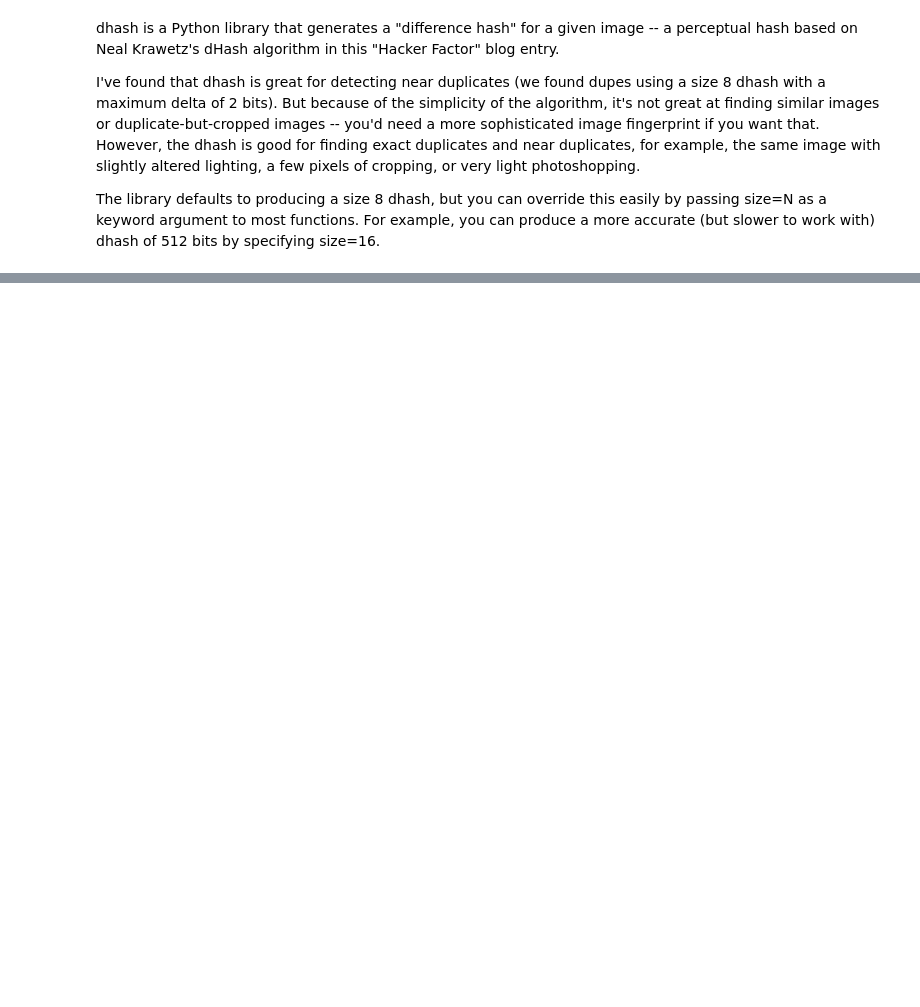
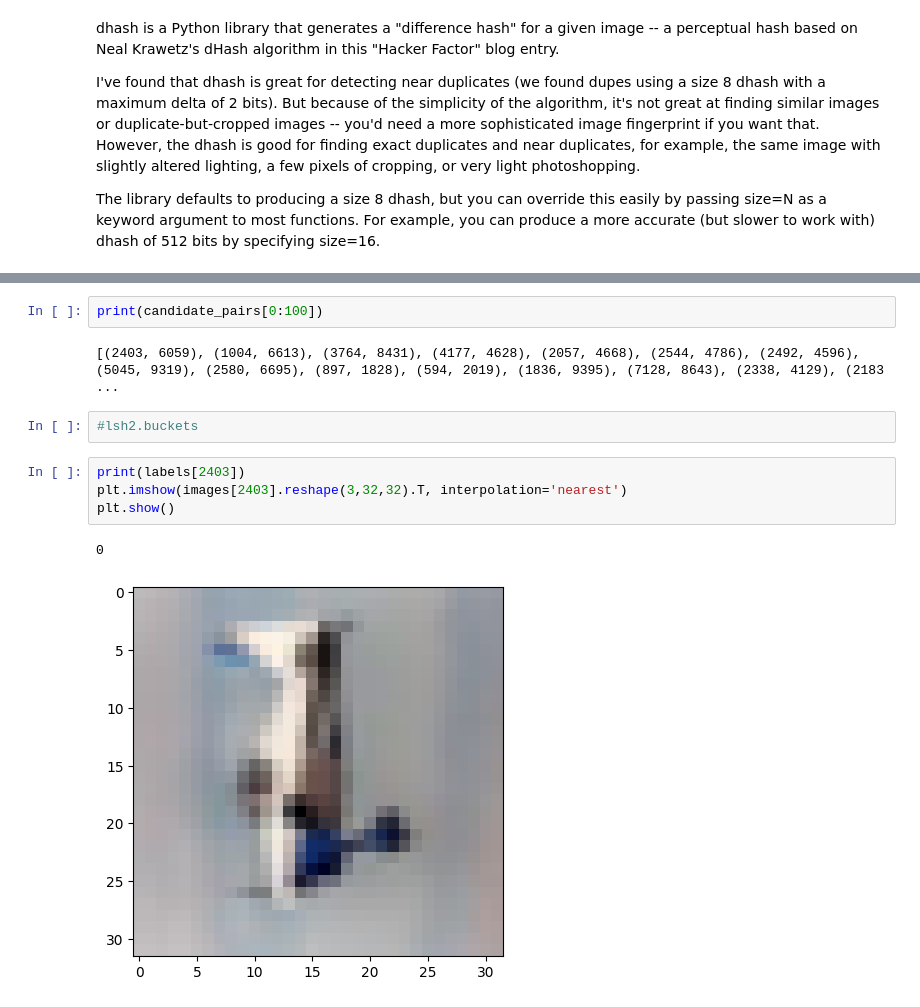
Before and after one commit to Bronomor/HashMaster, a Jupyter notebook: 1.LSH/LSH.ipynb, the cells around one changed output, grey strips where cells are left out. Cells and saved outputs as stored; diff of their text form; blank space fills up the shorter version.

```diff
--- a/1.LSH/LSH.ipynb
+++ b/1.LSH/LSH.ipynb
@@ -275,0 +479,13 @@ The library defaults to producing a size 8 dhash, but you can override this easi
+# %%
+print(candidate_pairs[0:100])
+# %% [output]
+[(2403, 6059), (1004, 6613), (3764, 8431), (4177, 4628), (2057, 4668), (2544, 4786), (2492, 4596), (5045, 9319), (2580, 6695), (897, 1828), (594, 2019), (1836, 9395), (7128, 8643), (2338, 4129), (2183 ...
+# %%
+#lsh2.buckets
+# %%
+print(labels[2403])
+plt.imshow(images[2403].reshape(3,32,32).T, interpolation='nearest')
+plt.show()
+# %% [output]
+0
+[figure, added]
```
Also changed, not shown: parts of 46 cells of this notebook.
